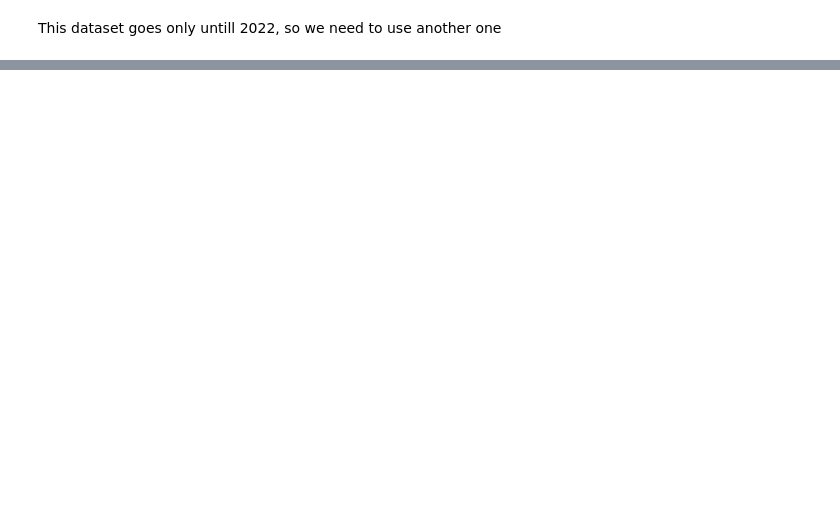
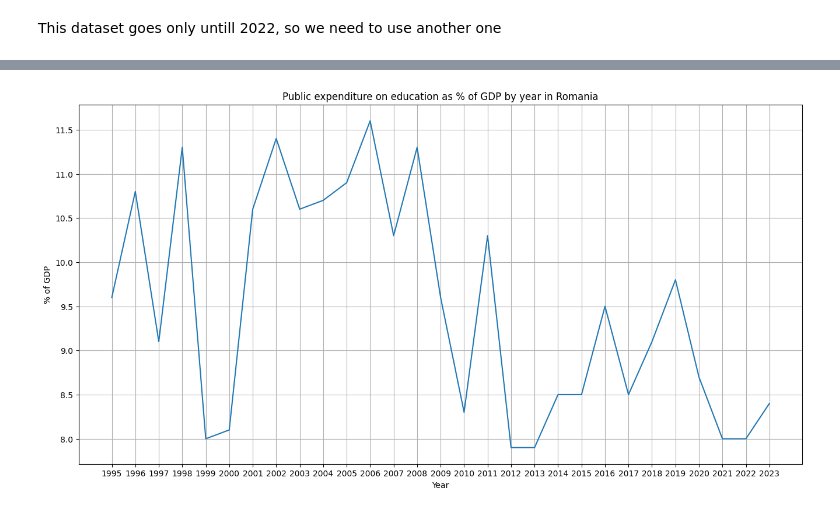
Before and after one commit to TudorMurariu/minimum-wage-study, a Jupyter notebook: pib-p-in-education/pin_in_edu.ipynb, the cells around one changed output, grey strips where cells are left out. Drawn from its saved outputs; the diff is of its cells as text; code cells hidden in the pictures; blank space fills up the shorter version.

```diff
--- a/pib-p-in-education/pin_in_edu.ipynb
+++ b/pib-p-in-education/pin_in_edu.ipynb
@@ -108,0 +144,4 @@ gov_spend.sample()
+# %%
+pib_procentage_edu = gov_spend[(gov_spend.cofog99 == 'Education') & (gov_spend.unit == 'Percentage of gross domestic product (GDP) ') & (gov_spend.sector == 'General government')
+                               & (gov_spend.na_item == 'Total general government expenditure')]
+pib_procentage_edu
@@ -108,0 +182,13 @@ gov_spend.sample()
+# %%
+plt.figure(figsize=(16, 8))
+romania = pib_procentage_edu[pib_procentage_edu.geo == 'Romania']
+
+plt.plot(romania.TIME_PERIOD, romania.OBS_VALUE)
+
+plt.xticks(romania.TIME_PERIOD)
+plt.xlabel("Year")
+plt.ylabel("% of GDP")
+plt.title("Public expenditure on education as % of GDP by year in Romania")
+plt.grid()
+# %% [output]
+[figure, added]
```
Also changed, not shown: parts of 7 cells of this notebook.
